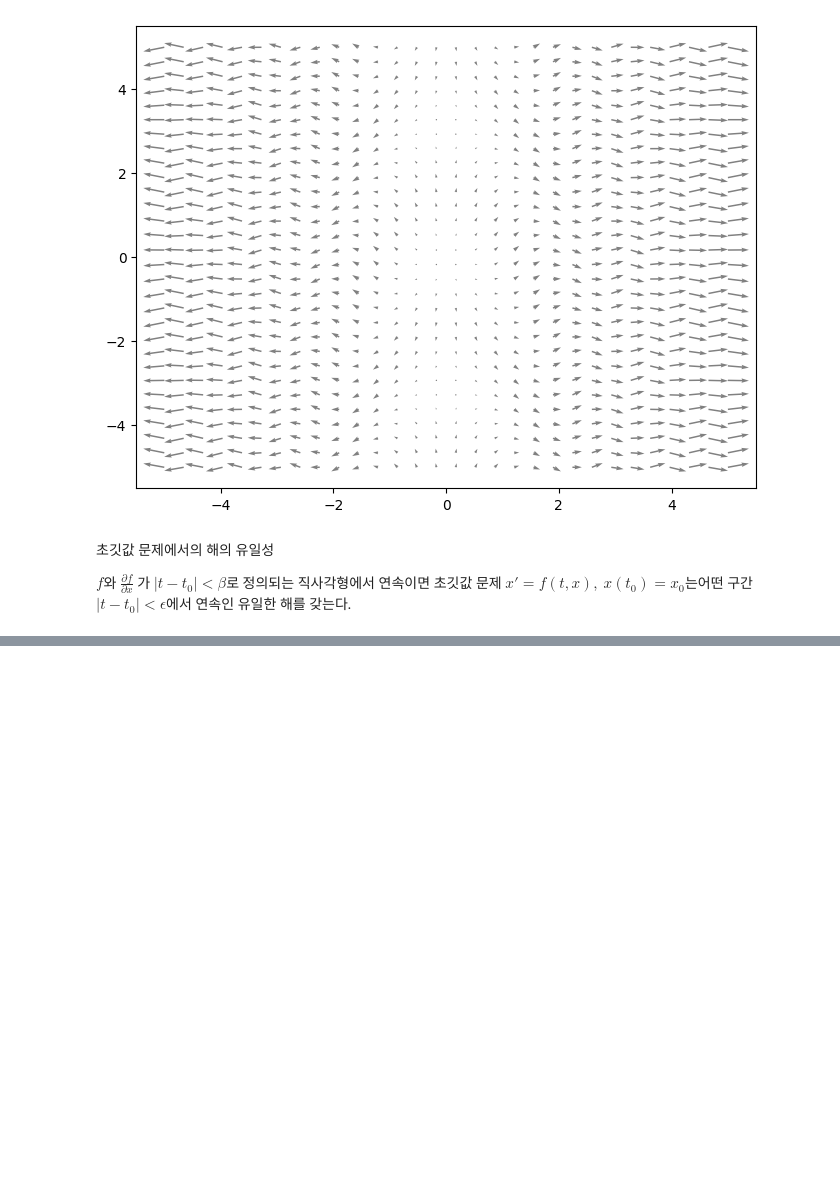
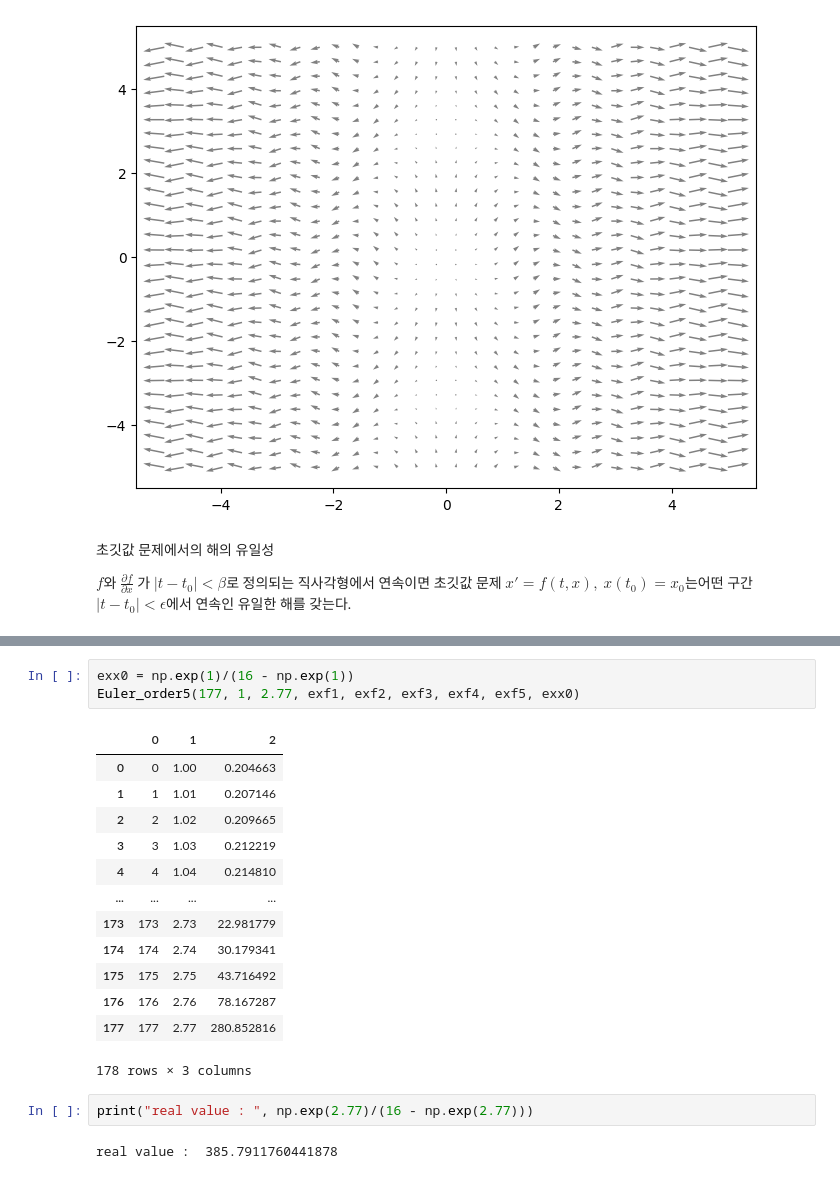
Before and after one commit to tirals88/Numerical-Mathematics-and-Computing, a Jupyter notebook: Chap7_Initial Values Problems.ipynb, the cells around one changed output, grey strips where cells are left out. Cells and saved outputs as stored; diff of their text form; blank space fills up the shorter version.

```diff
--- a/Chap7_Initial Values Problems.ipynb
+++ b/Chap7_Initial Values Problems.ipynb
@@ -85,0 +210,21 @@ $f$와 $\frac{\partial f}{\partial x}$ 가 $|t-t_{0}|<\beta$로 정의되는 직
+# %%
+exx0 = np.exp(1)/(16 - np.exp(1))
+Euler_order5(177, 1, 2.77, exf1, exf2, exf3, exf4, exf5, exx0)
+# %% [output]
+|  | 0 | 1 | 2 |
+| 0 | 0 | 1.00 | 0.204663 |
+| 1 | 1 | 1.01 | 0.207146 |
+| 2 | 2 | 1.02 | 0.209665 |
+| 3 | 3 | 1.03 | 0.212219 |
+| 4 | 4 | 1.04 | 0.214810 |
+| ... | ... | ... | ... |
+| 173 | 173 | 2.73 | 22.981779 |
+| 174 | 174 | 2.74 | 30.179341 |
+| 175 | 175 | 2.75 | 43.716492 |
+| 176 | 176 | 2.76 | 78.167287 |
+| 177 | 177 | 2.77 | 280.852816 |
+178 rows × 3 columns
+# %%
+print("real value : ", np.exp(2.77)/(16 - np.exp(2.77)))
+# %% [output]
+real value :  385.7911760441878
```
Also changed, not shown: parts of 11 cells of this notebook.
